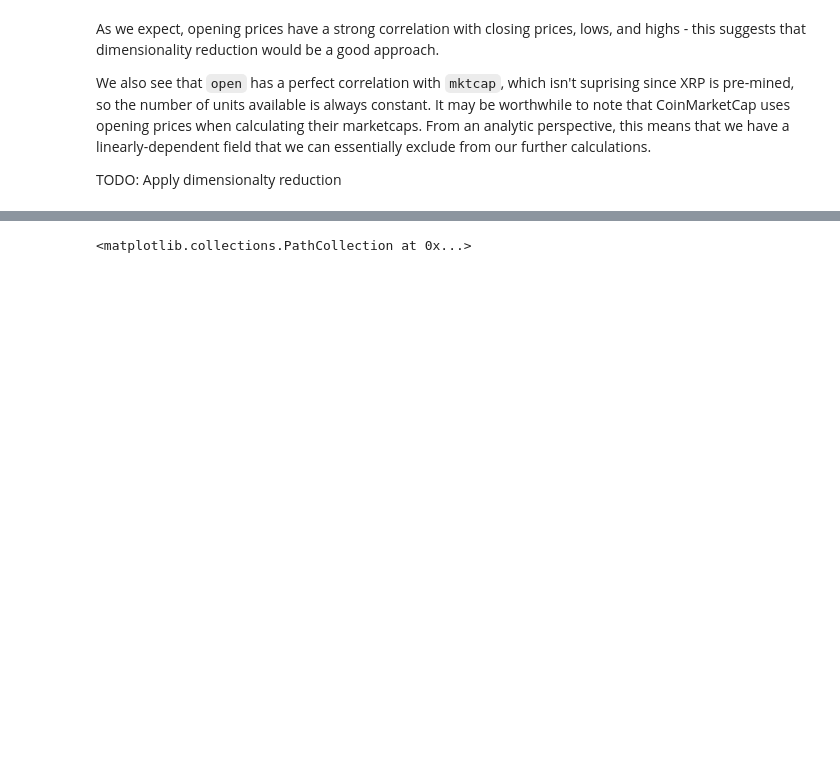
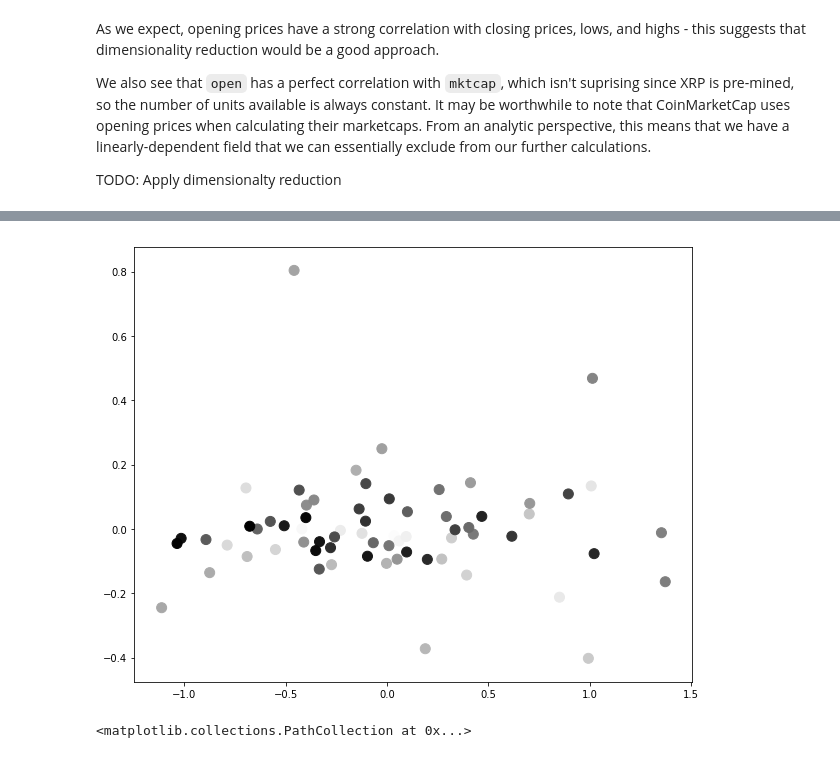
Before and after one commit to welsny/crypto-analysis, a Jupyter notebook: Strategies.ipynb, the cells around one changed output, grey strips where cells are left out. Saved outputs shown, nothing was run; the diff lists cells and outputs as text; code cells hidden in the pictures; blank space fills up the shorter version.

```diff
--- a/Strategies.ipynb
+++ b/Strategies.ipynb
@@ -128,3 +152,17 @@ plt.hist(preprocessing.scale(log_vol))
+# %%
+from datetime import datetime
+pca_df = pd.DataFrame({'date': df.date, 'pc1': pca_data[:,1], 'pc2':pca_data[:,2]})
+
+dt_colors = df.date.apply(lambda x: datetime.strptime(x, '%Y-%m-%d'))
+
+plt.figure(figsize=(10, 8))
+plt.scatter(pca_df.pc1, pca_df.pc2, s=100, c=dt_colors, cmap='binary')
+#for sample in pca_df.date.index:
+ #   plt.annotate(datetime.strptime(pca_df.date[sample], '%Y-%m-%d').strftime('%-m-%-d'),
+  #              (pca_df.pc1.loc[sample], pca_df.pc2.loc[sample]))
+plt.show()
+# %% [output]
+[figure, added]
 # %%
 n = 5
 delta_nd = df.open.diff(n) / df.open
```
Also changed, not shown: parts of 14 cells of this notebook.
